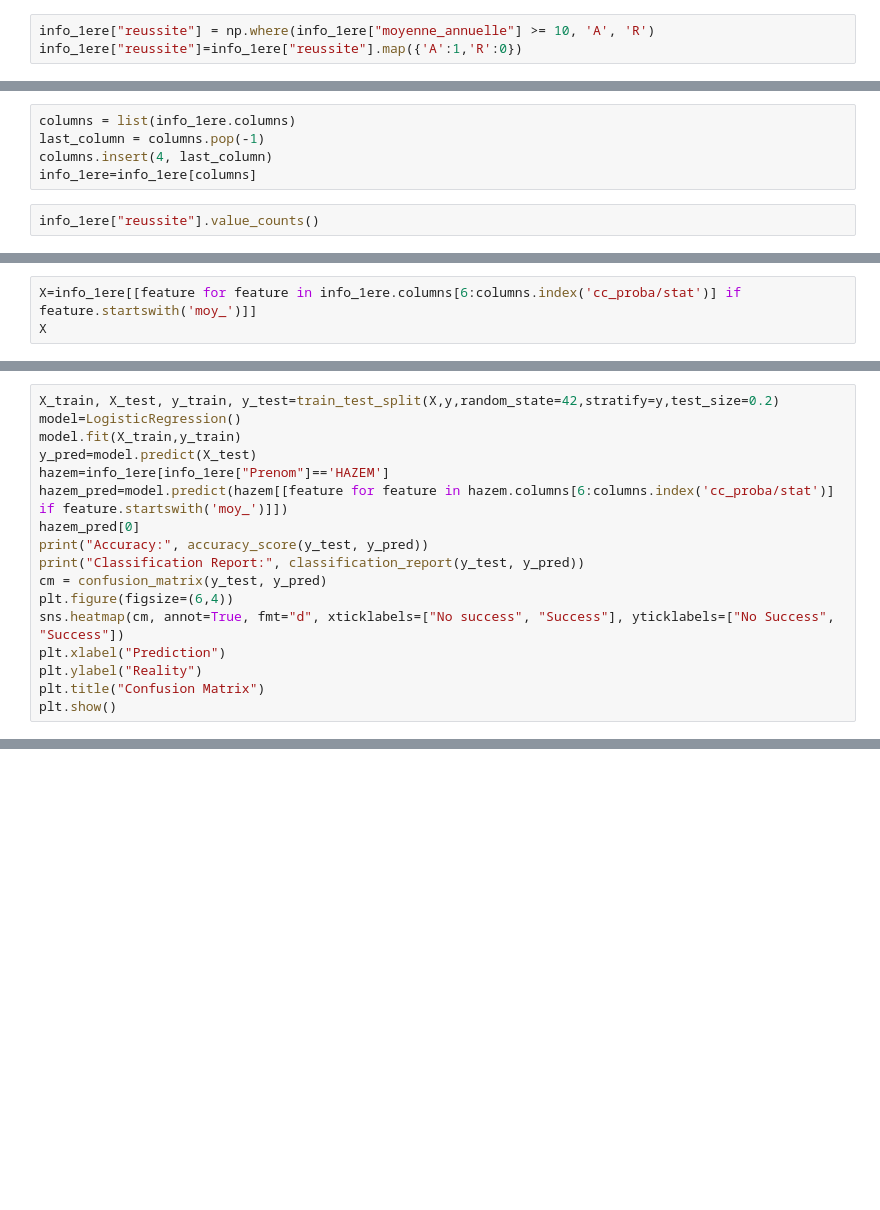
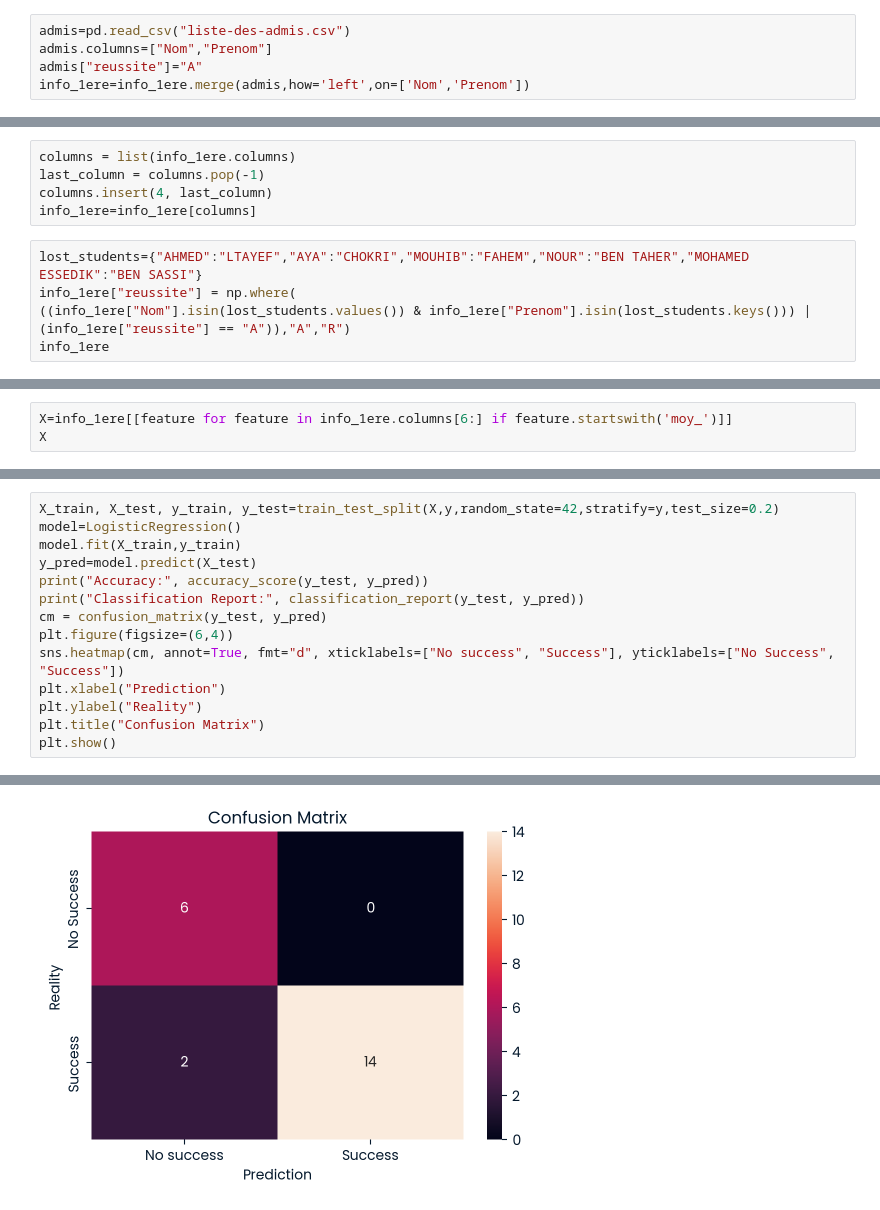
Before and after one commit to Hazem-Barkallah/Enicarthage-2024_2025, a Jupyter notebook: Grades/notebook.ipynb, the cells around one changed output, grey strips where cells are left out. Drawn from its saved outputs; the diff is of its cells as text; blank space fills up the shorter version.

```diff
--- a/Grades/notebook.ipynb
+++ b/Grades/notebook.ipynb
@@ -201,6 +201,8 @@ for i in info_1ere.columns:
 [figure]
 [figure]
 ... (13 outputs left out)
-# %%
-info_1ere["reussite"] = np.where(info_1ere["moyenne_annuelle"] >= 10, 'A', 'R')
-info_1ere["reussite"]=info_1ere["reussite"].map({'A':1,'R':0})
+# %%
+admis=pd.read_csv("liste-des-admis.csv")
+admis.columns=["Nom","Prenom"]
+admis["reussite"]="A"
+info_1ere=info_1ere.merge(admis,how='left',on=['Nom','Prenom'])
@@ -210,5 +221,8 @@ last_column = columns.pop(-1)
 columns.insert(4, last_column)
 info_1ere=info_1ere[columns]
 # %%
-info_1ere["reussite"].value_counts()
+lost_students={"AHMED":"LTAYEF","AYA":"CHOKRI","MOUHIB":"FAHEM","NOUR":"BEN TAHER","MOHAMED ESSEDIK":"BEN SASSI"}
+info_1ere["reussite"] = np.where(
+((info_1ere["Nom"].isin(lost_students.values()) & info_1ere["Prenom"].isin(lost_students.keys())) | (info_1ere["reussite"] == "A")),"A","R")
+info_1ere
 # %% [output]
@@ -238,6 +270,6 @@ Index(['Ident.', 'Nom', 'Prenom', 'Classe', 'reussite', 'cc_math_ing',
       dtype='object')
 # %%
-X=info_1ere[[feature for feature in info_1ere.columns[6:columns.index('cc_proba/stat')] if feature.startswith('moy_')]]
+X=info_1ere[[feature for feature in info_1ere.columns[6:] if feature.startswith('moy_')]]
 X
 # %% [output]
 |  | moy_math_ing | moy_analyse_s1 | moy_algo | moy_prog | moy_TIC | moy_logique | moy_GL | moy_circuit | ... |
@@ -274,9 +306,6 @@ X_train, X_test, y_train, y_test=train_test_split(X,y,random_state=42,stratify=y
 model=LogisticRegression()
 model.fit(X_train,y_train)
 y_pred=model.predict(X_test)
-hazem=info_1ere[info_1ere["Prenom"]=='HAZEM']
-hazem_pred=model.predict(hazem[[feature for feature in hazem.columns[6:columns.index('cc_proba/stat')] if feature.startswith('moy_')]])
-hazem_pred[0]
 print("Accuracy:", accuracy_score(y_test, y_pred))
 print("Classification Report:", classification_report(y_test, y_pred))
 cm = confusion_matrix(y_test, y_pred)
@@ -290,0 +328 @@ plt.show()
+[figure, added]
```
Also changed, not shown: parts of 8 cells of this notebook, 1 other file.
